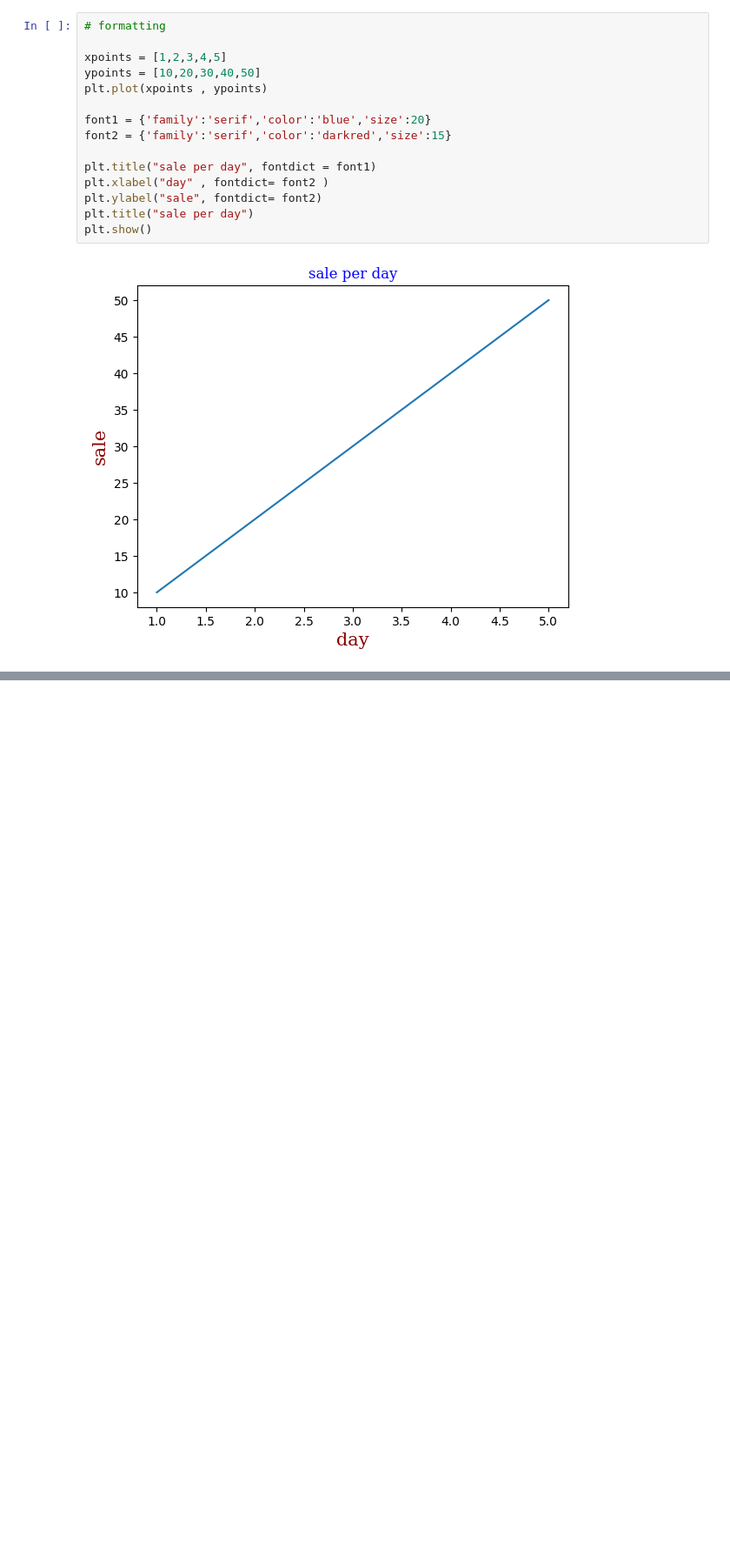
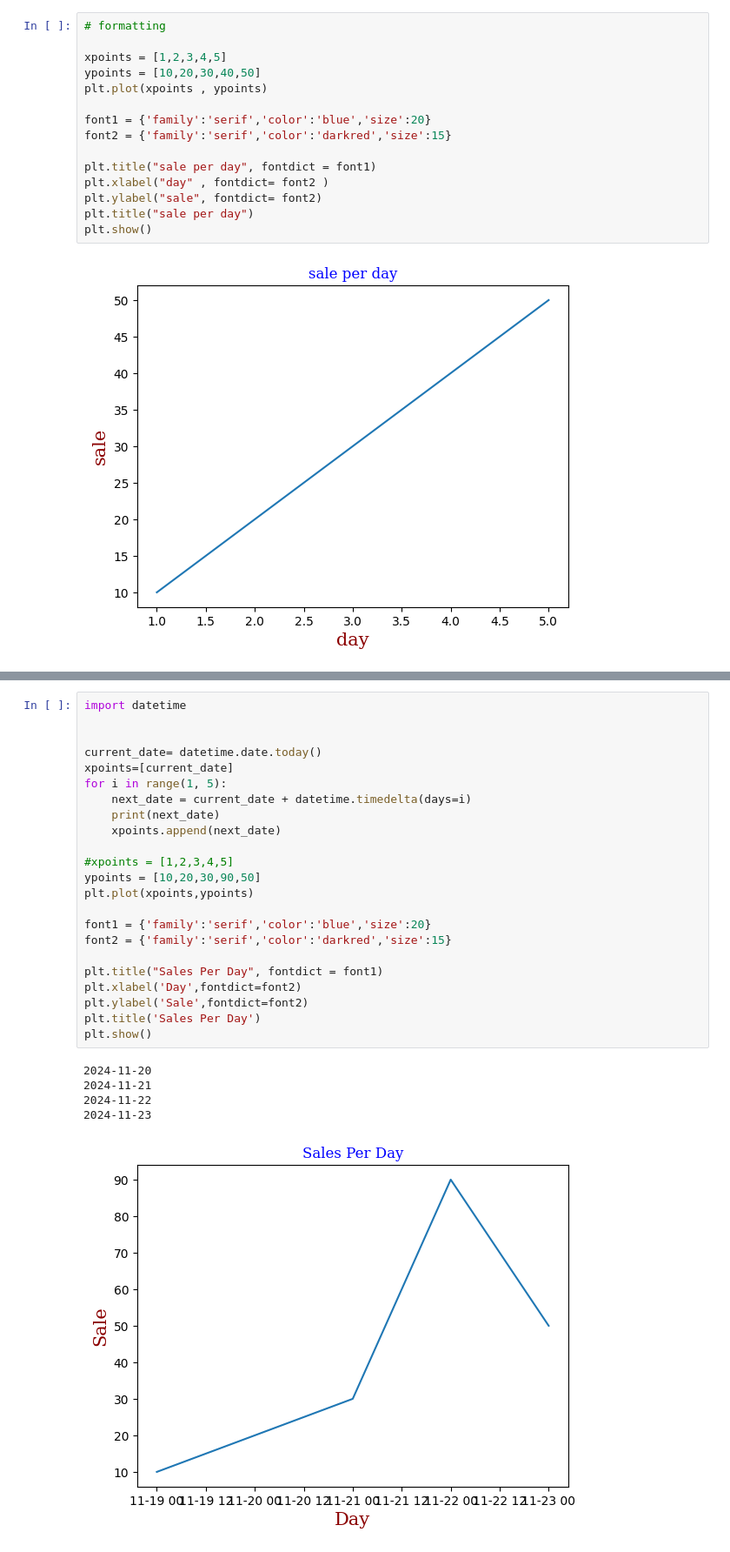
Before and after one commit to Olu-ML/Olu, a Jupyter notebook: ML_DAY_7.ipynb, the cells around one changed output, grey strips where cells are left out. Shown at 87% size. Cells and saved outputs as stored; diff of their text form; blank space fills up the shorter version.

```diff
--- a/ML_DAY_7.ipynb
+++ b/ML_DAY_7.ipynb
@@ -81,0 +95,29 @@ plt.show()
+# %%
+import datetime
+
+
+current_date= datetime.date.today()
+xpoints=[current_date]
+for i in range(1, 5):
+    next_date = current_date + datetime.timedelta(days=i)
+    print(next_date)
+    xpoints.append(next_date)
+
+#xpoints = [1,2,3,4,5]
+ypoints = [10,20,30,90,50]
+plt.plot(xpoints,ypoints)
+
+font1 = {'family':'serif','color':'blue','size':20}
+font2 = {'family':'serif','color':'darkred','size':15}
+
+plt.title("Sales Per Day", fontdict = font1)
+plt.xlabel('Day',fontdict=font2)
+plt.ylabel('Sale',fontdict=font2)
+plt.title('Sales Per Day')
+plt.show()
+# %% [output]
+2024-11-20
+2024-11-21
+2024-11-22
+2024-11-23
+[figure, added]
```
Also changed, not shown: parts of 7 cells of this notebook.
